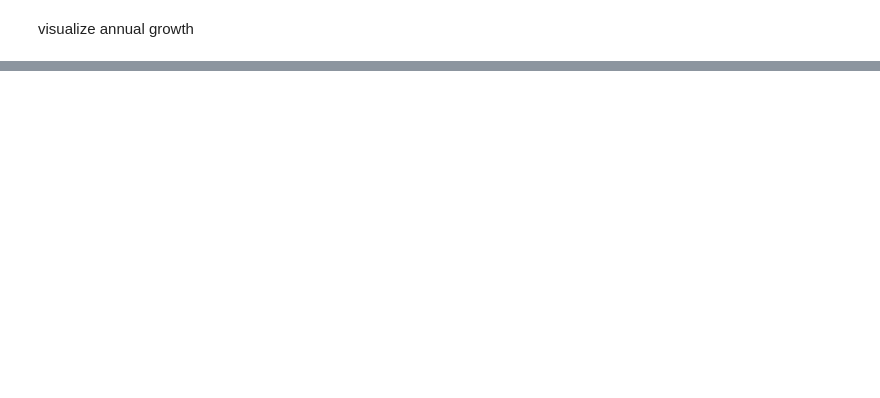
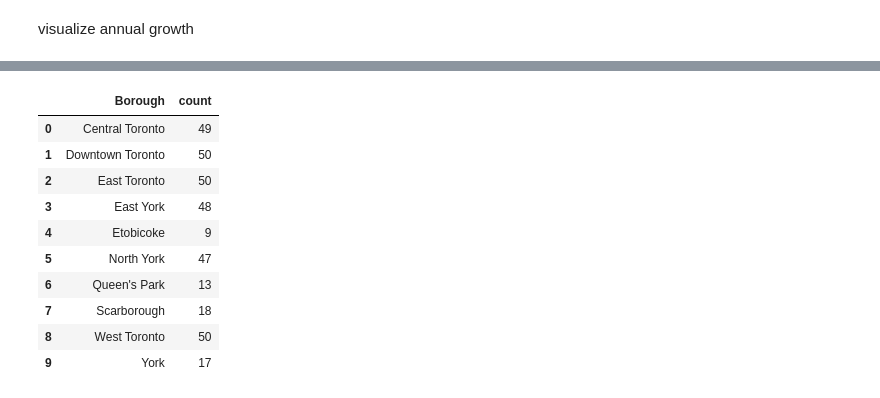
Before and after one commit to mukonin/Coursera_Capstone, a Jupyter notebook: Emergency Facilities Prediction.ipynb, the cells around one changed output, grey strips where cells are left out. Cells and saved outputs as stored; diff of their text form; code cells hidden in the pictures; blank space fills up the shorter version.

```diff
--- a/Emergency Facilities Prediction.ipynb
+++ b/Emergency Facilities Prediction.ipynb
@@ -274,0 +364,13 @@ tor_map
+# %%
+def call_api(lat, lon, category_id, radius = 1000, limit = 100):
+    url = 'https://api.foursquare.com/v2/venues/search?&client_id={}&client_secret={}&v={}&ll={},{}&radius={}&limit={}&categoryId={}'.format(
+        CLIENT_ID,
+        CLIENT_SECRET,
+        VERSION,
+        lat,
+        lon,
+        radius,
+        limit,
+        category_id)
+
+    return(requests.get(url).json()['response']['venues'])
@@ -274,0 +427,14 @@ tor_map
+# %%
+med_agg
+# %% [output]
+|  | Borough | count |
+| 0 | Central Toronto | 49 |
+| 1 | Downtown Toronto | 50 |
+| 2 | East Toronto | 50 |
+| 3 | East York | 48 |
+| 4 | Etobicoke | 9 |
+| 5 | North York | 47 |
+| 6 | Queen's Park | 13 |
+| 7 | Scarborough | 18 |
+| 8 | West Toronto | 50 |
+| 9 | York | 17 |
```
Also changed, not shown: parts of 51 cells of this notebook.
